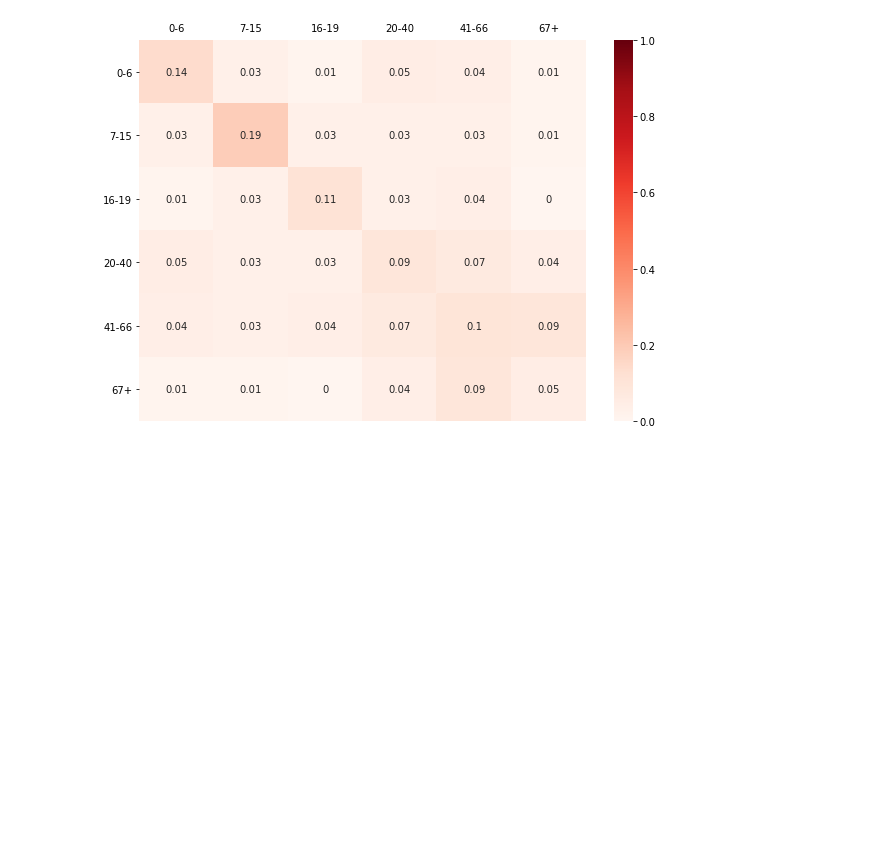
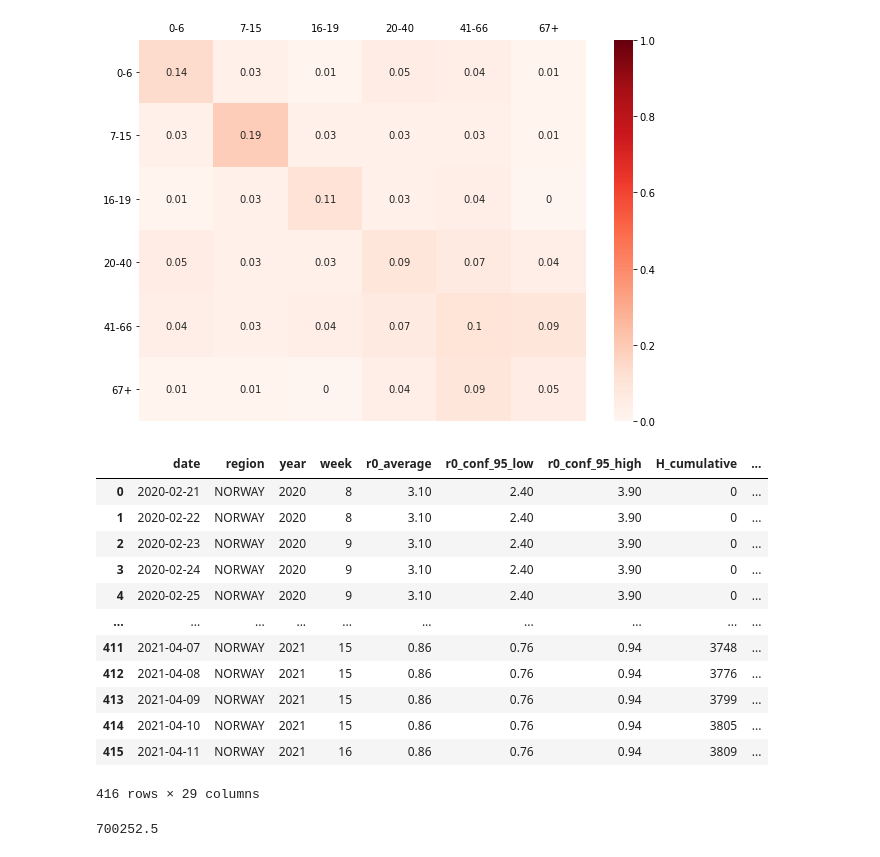
Before and after one commit to bendiknordeng/Epidemiologic-Strategies, a Jupyter notebook: pop.ipynb, the cells around one changed output. Drawn from its saved outputs; the diff is of its cells as text; code cells hidden in the pictures; blank space fills up the shorter version.

```diff
--- a/pop.ipynb
+++ b/pop.ipynb
@@ -122,3 +122,24 @@ def renamer():
 mapper = renamer()
 contact.rename(mapper=mapper, axis=1, inplace=True)
 contact.sort_values('contact_age_0', inplace=True)
+# %%
+df = pd.read_csv('data/fhi_data_daily.csv')
+df
+# %% [output]
+|  | date | region | year | week | r0_average | r0_conf_95_low | r0_conf_95_high | H_cumulative | ... |
+| 0 | 2020-02-21 | NORWAY | 2020 | 8 | 3.10 | 2.40 | 3.90 | 0 | ... |
+| 1 | 2020-02-22 | NORWAY | 2020 | 8 | 3.10 | 2.40 | 3.90 | 0 | ... |
+| 2 | 2020-02-23 | NORWAY | 2020 | 9 | 3.10 | 2.40 | 3.90 | 0 | ... |
+| 3 | 2020-02-24 | NORWAY | 2020 | 9 | 3.10 | 2.40 | 3.90 | 0 | ... |
+| 4 | 2020-02-25 | NORWAY | 2020 | 9 | 3.10 | 2.40 | 3.90 | 0 | ... |
+| ... | ... | ... | ... | ... | ... | ... | ... | ... | ... |
+| 411 | 2021-04-07 | NORWAY | 2021 | 15 | 0.86 | 0.76 | 0.94 | 3748 | ... |
+| 412 | 2021-04-08 | NORWAY | 2021 | 15 | 0.86 | 0.76 | 0.94 | 3776 | ... |
+| 413 | 2021-04-09 | NORWAY | 2021 | 15 | 0.86 | 0.76 | 0.94 | 3799 | ... |
+| 414 | 2021-04-10 | NORWAY | 2021 | 15 | 0.86 | 0.76 | 0.94 | 3805 | ... |
+| 415 | 2021-04-11 | NORWAY | 2021 | 16 | 0.86 | 0.76 | 0.94 | 3809 | ... |
+416 rows × 29 columns
+# %%
+df.vaccine_supply_new.sum()/2
+# %% [output]
+700252.5
```
Also changed, not shown: 2 other files.
